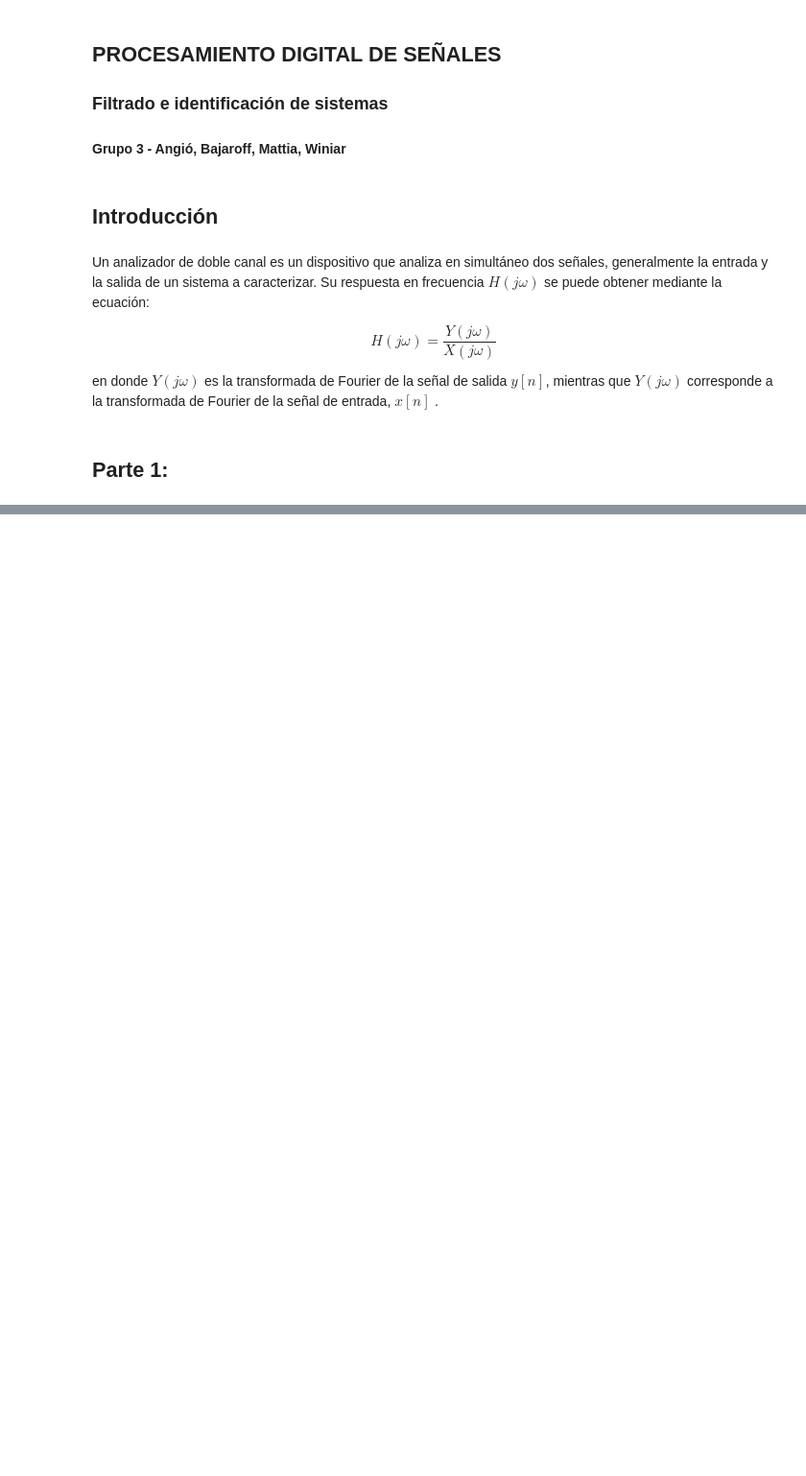
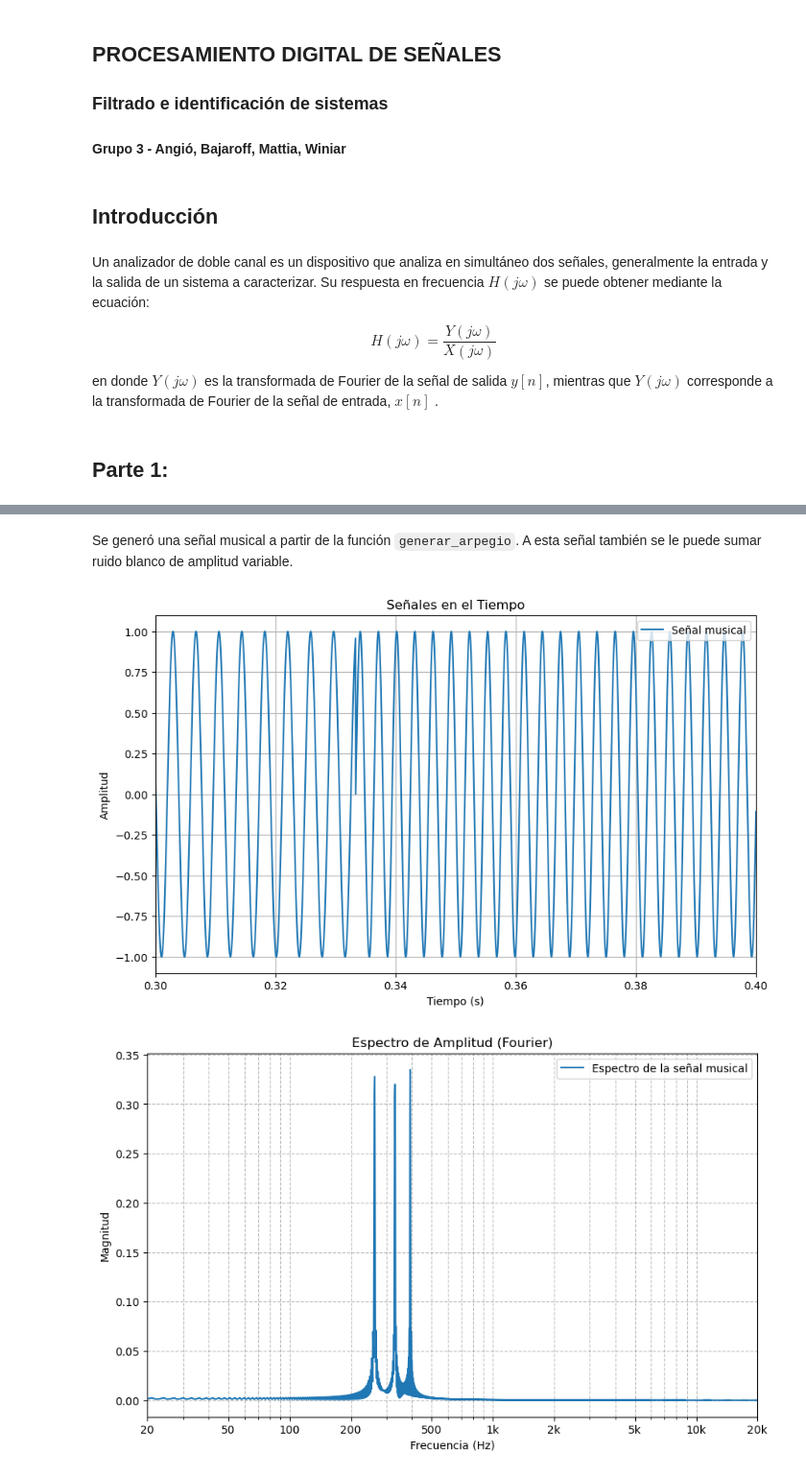
Before and after one commit to mattialuciana/DSP, a Jupyter notebook: Angio_Bajaroff_Mattia_Winiar.ipynb, the cells around one changed output, grey strips where cells are left out. Shown at 96% size. Saved outputs shown, nothing was run; the diff lists cells and outputs as text; code cells hidden in the pictures; blank space fills up the shorter version.

```diff
--- a/Angio_Bajaroff_Mattia_Winiar.ipynb
+++ b/Angio_Bajaroff_Mattia_Winiar.ipynb
@@ -41,0 +73,19 @@ graficar_f(44100, senal_compuesta, 'tono de ejemplo')
+# %% [markdown]
+Se generó una señal musical a partir de la función `generar_arpegio`. A esta señal también se le puede sumar ruido blanco de amplitud variable.
+# %%
+# Se genera una señal musical con un arpegio.
+señal_musical, _ = generar_arpegio(1.0, 44100, 261.63, 329.63, 392.00)
+
+# Se genera ruido blanco y se suma a la señal musical.
+ruido_blanco_2 = generar_ruido_blanco(amplitud=0.5, duracion=1, fs=44100)
+señal_musical_ruido = sumar_senales(señal_musical, ruido_blanco_2)
+
+# Se grafican ambas señales en tiempo y frecuencia.
+graficar_t(44100, señal_musical, "Señal musical", xlim=(0.3,0.4))
+graficar_f(44100, señal_musical, "Espectro de la señal musical")
+
+graficar_t(44100, señal_musical_ruido, "Señal musical con ruido", xlim=(0,0.1))
+graficar_f(44100, señal_musical_ruido, "Espectro señal musical con ruido")
+# %% [output]
+[figure, added]
+[figure, added]
```
Also changed, not shown: parts of 8 cells of this notebook.
